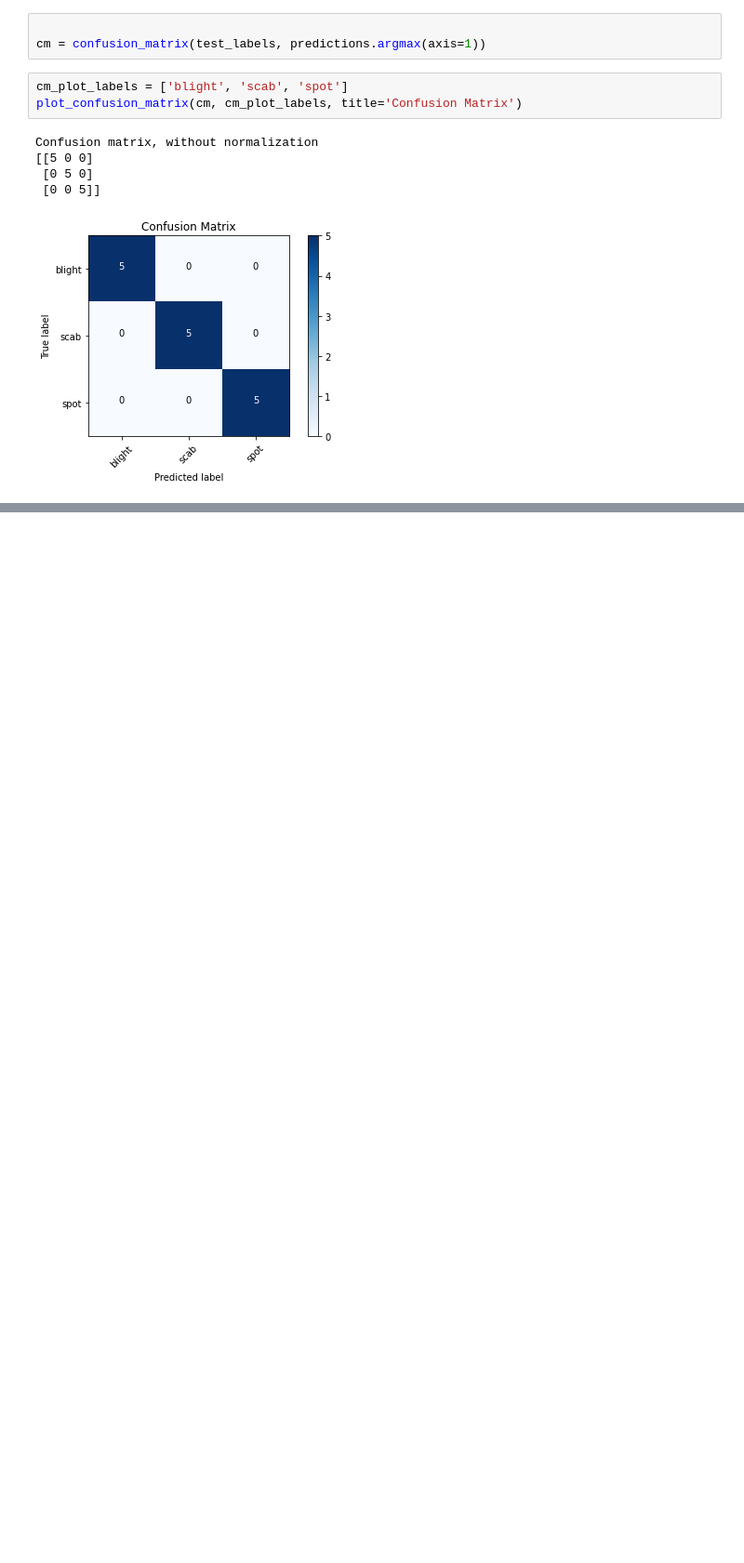
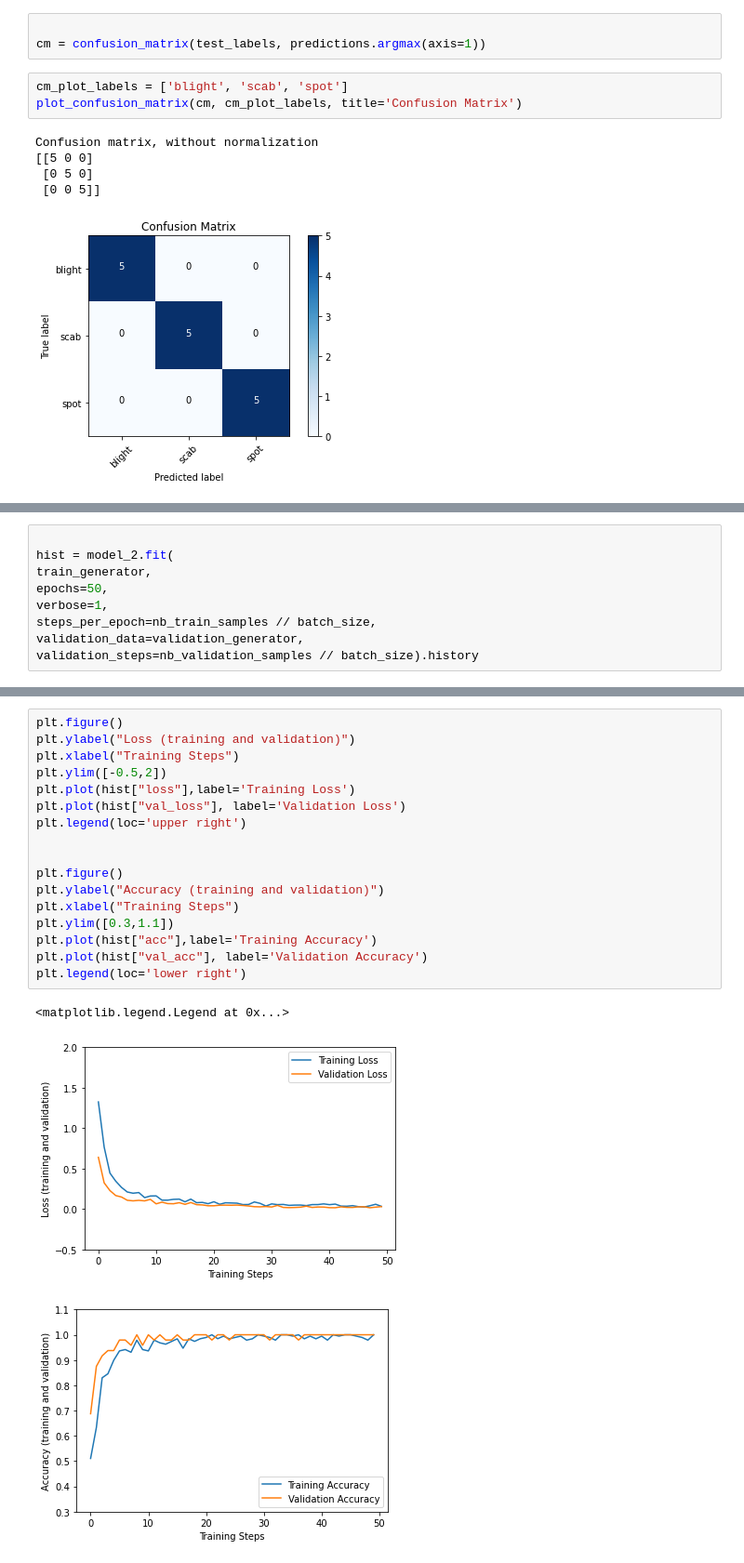
Before and after one commit to kuromadara/Tea_leaves_disease, a Jupyter notebook: classifier.ipynb, the cells around one changed output, grey strips where cells are left out. Shown: that part at 93% size. Cells and saved outputs as stored; diff of their text form; blank space fills up the shorter version.

```diff
--- a/classifier.ipynb
+++ b/classifier.ipynb
@@ -257,0 +301,9 @@ plt.show()
+# %%
+
+hist = model_2.fit(
+train_generator,
+epochs=50,
+verbose=1,
+steps_per_epoch=nb_train_samples // batch_size,
+validation_data=validation_generator,
+validation_steps=nb_validation_samples // batch_size).history
@@ -257,0 +328,21 @@ plt.show()
+# %%
+plt.figure()
+plt.ylabel("Loss (training and validation)")
+plt.xlabel("Training Steps")
+plt.ylim([-0.5,2])
+plt.plot(hist["loss"],label='Training Loss')
+plt.plot(hist["val_loss"], label='Validation Loss')
+plt.legend(loc='upper right')
+
+
+plt.figure()
+plt.ylabel("Accuracy (training and validation)")
+plt.xlabel("Training Steps")
+plt.ylim([0.3,1.1])
+plt.plot(hist["acc"],label='Training Accuracy')
+plt.plot(hist["val_acc"], label='Validation Accuracy')
+plt.legend(loc='lower right')
+# %% [output]
+<matplotlib.legend.Legend at 0x...>
+[figure, added]
+[figure, added]
```
Also changed, not shown: parts of 6 cells of this notebook, 1 other file.
